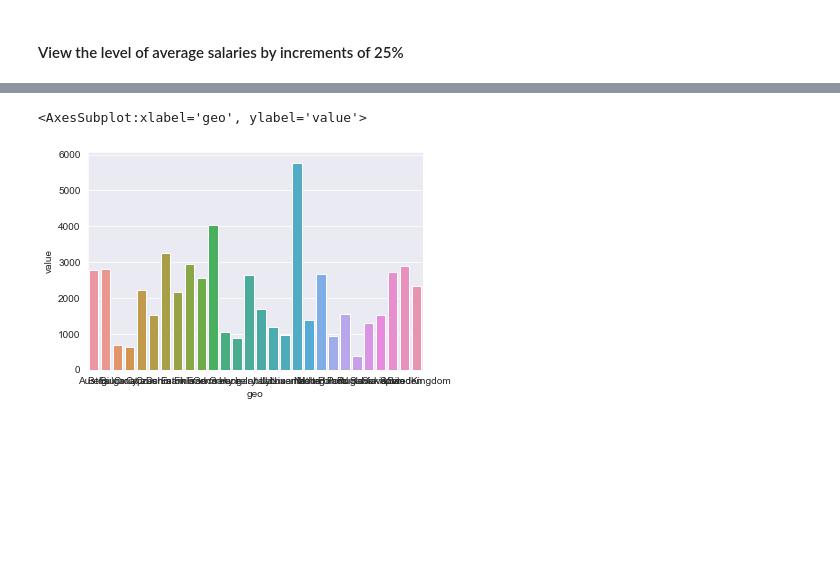
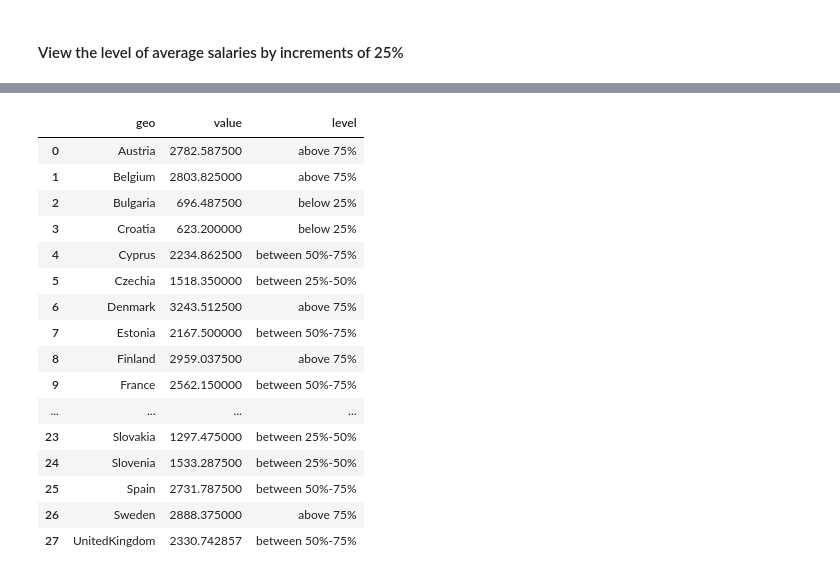
Before and after one commit to udrag/Civil-Servant-Salary-EU-, a Jupyter notebook: EU_Civil_Servants_Salary-data_visualization.ipynb, the cells around one changed output, grey strips where cells are left out. Saved outputs shown, nothing was run; the diff lists cells and outputs as text; code cells hidden in the pictures; blank space fills up the shorter version.

```diff
--- a/EU_Civil_Servants_Salary-data_visualization.ipynb
+++ b/EU_Civil_Servants_Salary-data_visualization.ipynb
@@ -72,8 +92,20 @@ bin_labels = ['low', 'mid-low', 'mid-high', 'high']
-# %%
-sns.barplot(x="geo",
-            y="value",
-
-           data=df_total)
-# %% [output]
-<AxesSubplot:xlabel='geo', ylabel='value'>
-[figure, removed]
+# %%
+df_total
+# %% [output]
+|  | geo | value | level |
+| 0 | Austria | 2782.587500 | above 75% |
+| 1 | Belgium | 2803.825000 | above 75% |
+| 2 | Bulgaria | 696.487500 | below 25% |
+| 3 | Croatia | 623.200000 | below 25% |
+| 4 | Cyprus | 2234.862500 | between 50%-75% |
+| 5 | Czechia | 1518.350000 | between 25%-50% |
+| 6 | Denmark | 3243.512500 | above 75% |
+| 7 | Estonia | 2167.500000 | between 50%-75% |
+| 8 | Finland | 2959.037500 | above 75% |
+| 9 | France | 2562.150000 | between 50%-75% |
+| ... | ... | ... | ... |
+| 23 | Slovakia | 1297.475000 | between 25%-50% |
+| 24 | Slovenia | 1533.287500 | between 25%-50% |
+| 25 | Spain | 2731.787500 | between 50%-75% |
+| 26 | Sweden | 2888.375000 | above 75% |
+| 27 | UnitedKingdom | 2330.742857 | between 50%-75% |
```
Also changed, not shown: parts of 4 cells of this notebook.
